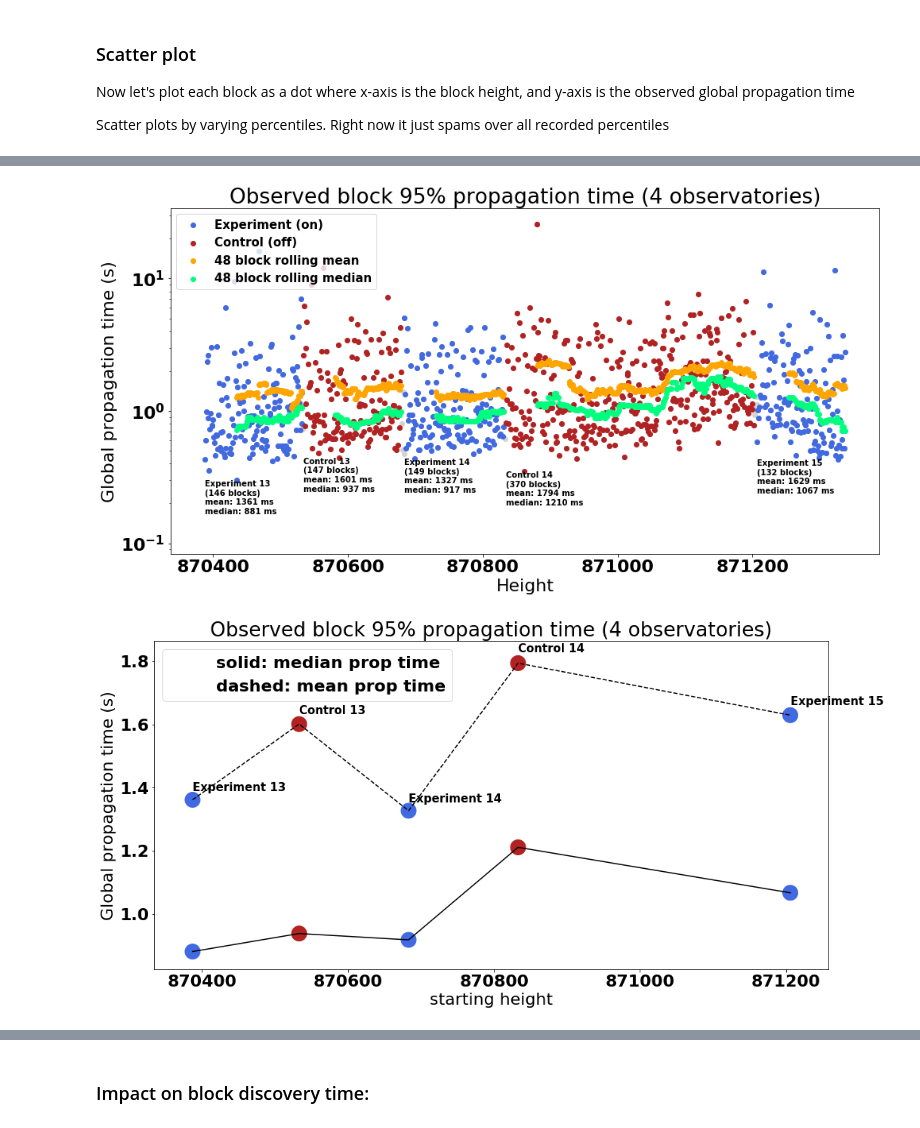
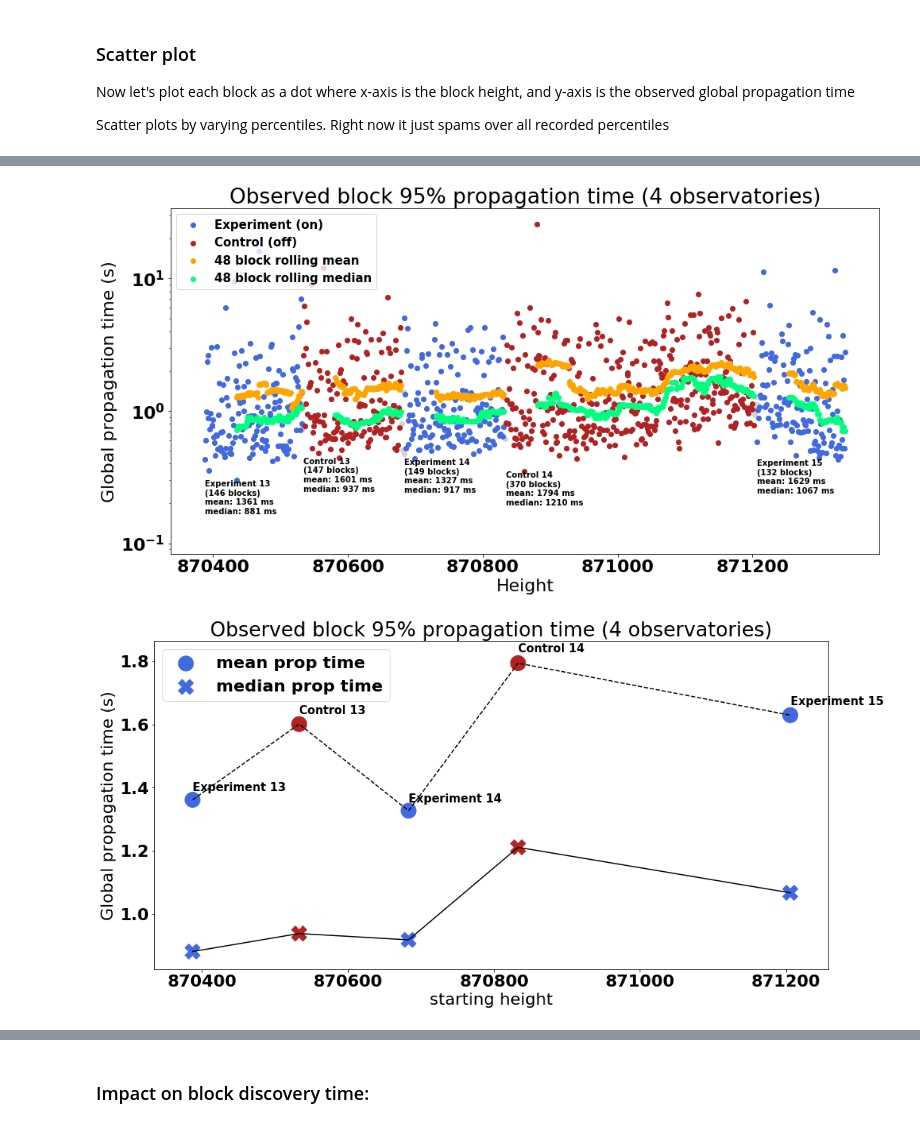
Before and after one commit to Mitchellpkt/observatory_data_analysis, a Jupyter notebook: global_data/process_observatory_data_commented.ipynb, the cells around one changed output, grey strips where cells are left out. Cells and saved outputs as stored; diff of their text form; code cells hidden in the pictures.

```diff
--- a/global_data/process_observatory_data_commented.ipynb
+++ b/global_data/process_observatory_data_commented.ipynb
@@ -638,15 +638,15 @@ for p in range(len(prcts)):
 
     # MEDIAN
     plt.plot(height_list, median_list, '-k')
-    tr_median = plt.scatter(height_list, median_list, c=state_list, s=400)
+    tr_median = plt.scatter(height_list, median_list, c=state_list, s=400, marker='X')
 
     # MEAN
     plt.plot(height_list, mean_list, '--k')
     tr_mean = plt.scatter(height_list, mean_list, c=state_list, s=400)
 
-    trx = plt.scatter(np.nan, np.nan, c='black')
-    trx2 = plt.scatter(np.nan, np.nan, c='black')
-    plt.legend((trx, trx2), ('solid: median prop time', 'dashed: mean prop time'))
+    plt.legend((tr_mean, tr_median), ('mean prop time','median prop time'))
+
+    #plt.xticks(height_list, comment_list, rotation='vertical')
 
     for r in range(len(comment_list)):
         plt.text(height_list[r], mean_list[r]*1.02, comment_list[r], fontsize=15)
@@ -660,3 +660,3 @@ for p in range(len(prcts)):
 [figure]
-[figure, old version]
+[figure, new version]
 [figure]
```
Also changed, not shown: parts of 1 cell of this notebook.
